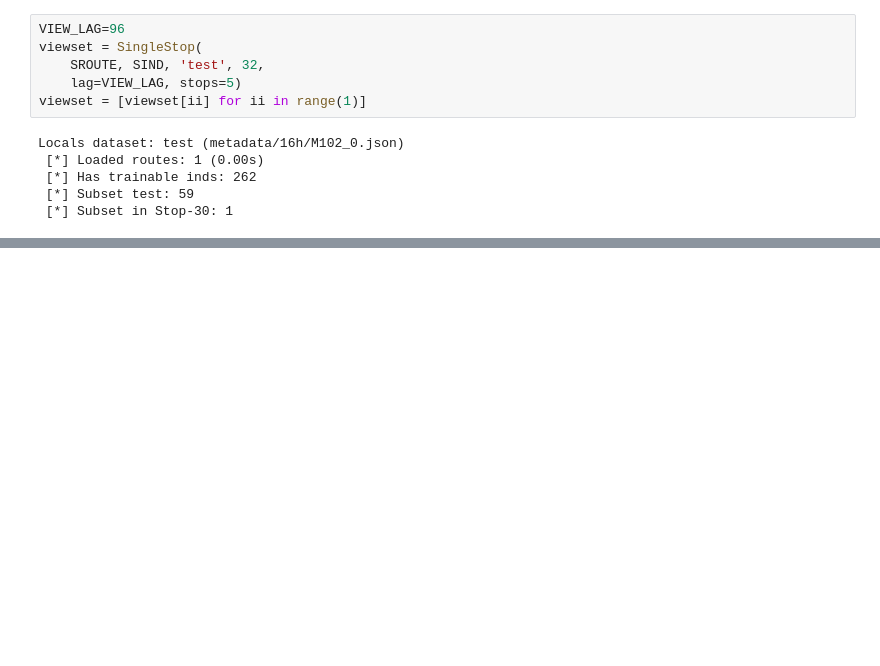
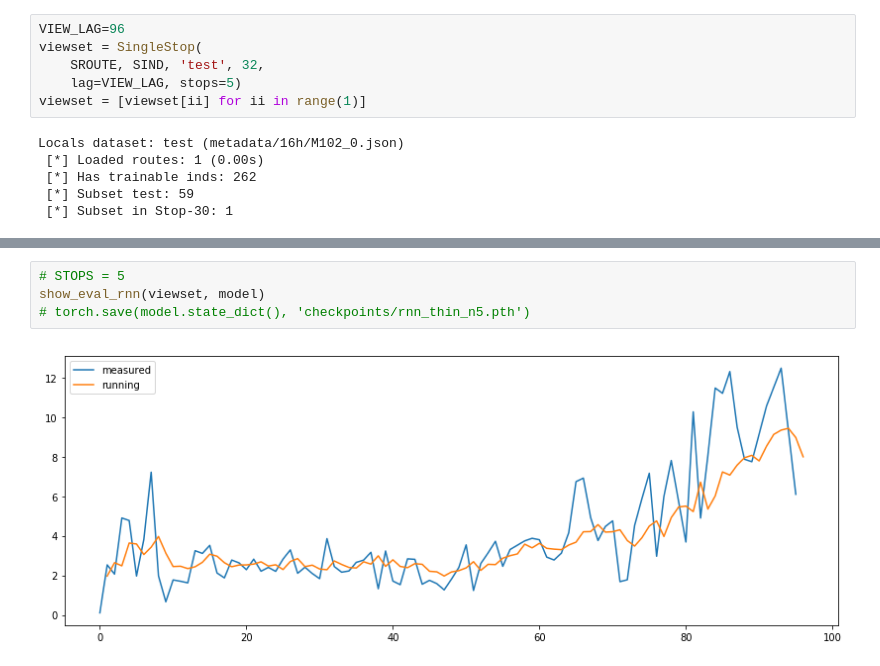
Before and after one commit to ulzee/traffic, a Jupyter notebook: Tmp_Spot_RNN.ipynb, the cells around one changed output, grey strips where cells are left out. Saved outputs shown, nothing was run; the diff lists cells and outputs as text; blank space fills up the shorter version.

```diff
--- a/Tmp_Spot_RNN.ipynb
+++ b/Tmp_Spot_RNN.ipynb
@@ -136,0 +134,6 @@ show_eval_rnn(viewset, model)
+# %%
+# STOPS = 5
+show_eval_rnn(viewset, model)
+# torch.save(model.state_dict(), 'checkpoints/rnn_thin_n5.pth')
+# %% [output]
+[figure, added]
```
Also changed, not shown: parts of 9 cells of this notebook, 2 other files.
